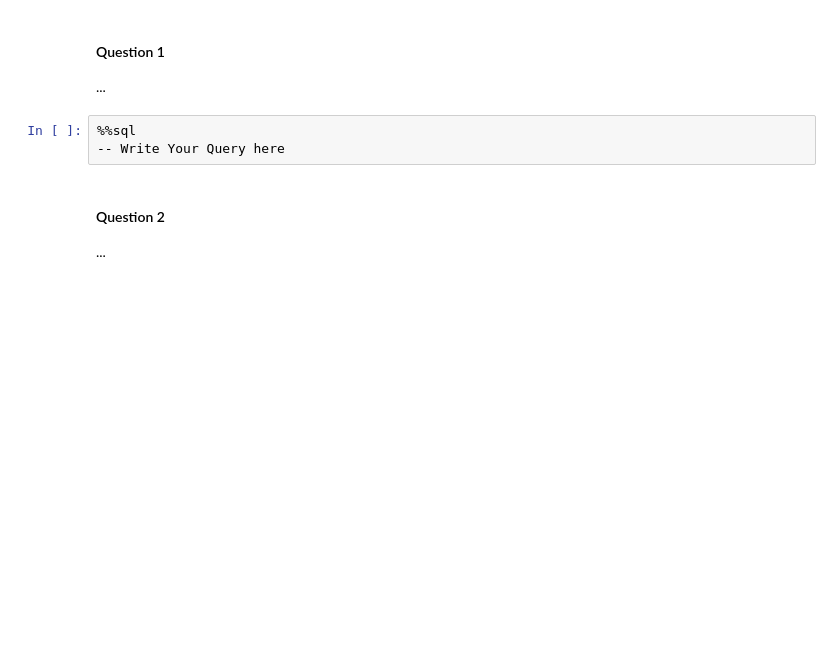
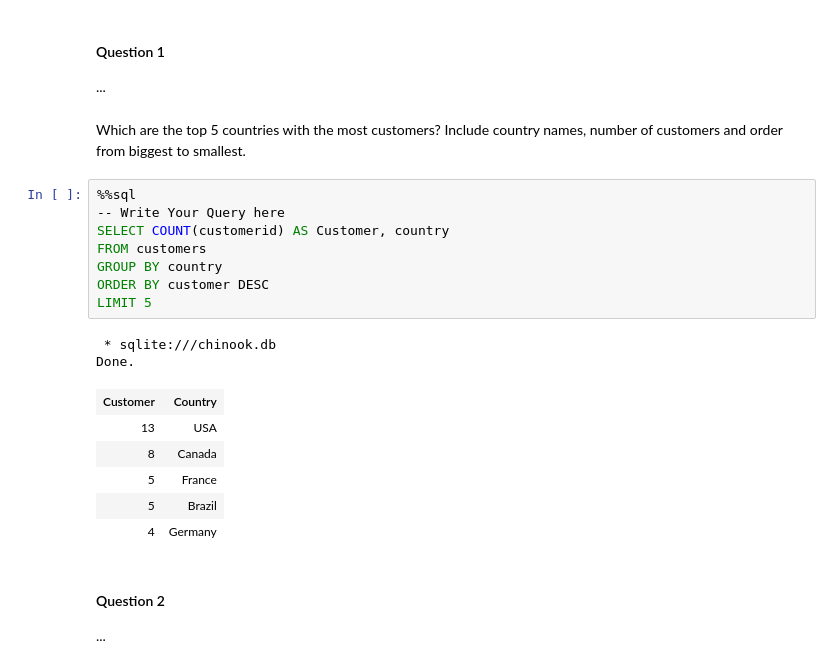
Before and after one commit to vungc/CSC330-Introduction-to-SQL-T6, a Jupyter notebook: Intro_to_SQL_2.ipynb, the cells around one changed output. Drawn from its saved outputs; the diff is of its cells as text; blank space fills up the shorter version.

```diff
--- a/Intro_to_SQL_2.ipynb
+++ b/Intro_to_SQL_2.ipynb
@@ -163,9 +163,25 @@ Please include the question your query is designed to answer.
 # %% [markdown]
 #### Question 1
 ...
+# %% [markdown]
+Which are the top 5 countries with the most customers? Include country names, number of customers and order from biggest to smallest.
 # %%
 %%sql
 -- Write Your Query here
+SELECT COUNT(customerid) AS Customer, country
+FROM customers
+GROUP BY country
+ORDER BY customer DESC
+LIMIT 5
+# %% [output]
+ * sqlite:///chinook.db
+Done.
+| Customer | Country |
+| 13 | USA |
+| 8 | Canada |
+| 5 | France |
+| 5 | Brazil |
+| 4 | Germany |
 # %% [markdown]
 #### Question 2
 ...
```
Also changed, not shown: parts of 6 cells of this notebook.
